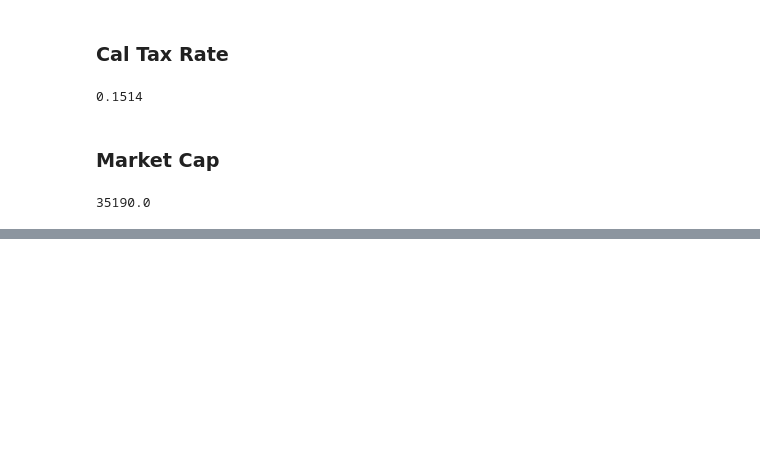
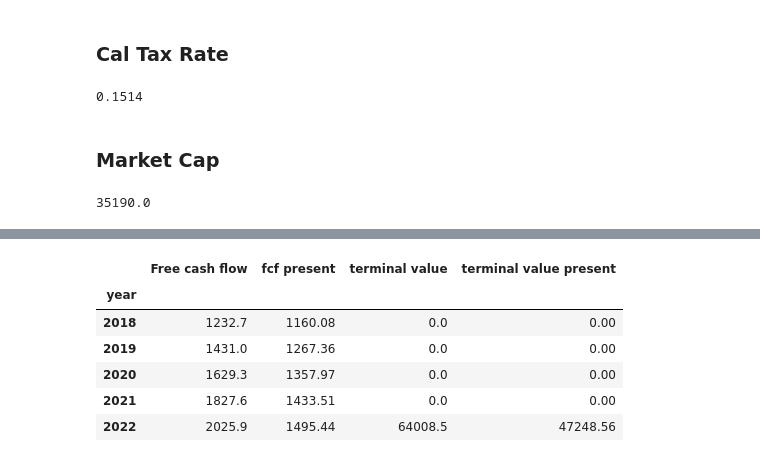
Before and after one commit to jpsiyu/stock-analysis, a Jupyter notebook: Step 11. Build A Business Module.ipynb, the cells around one changed output, grey strips where cells are left out. Drawn from its saved outputs; the diff is of its cells as text; code cells hidden in the pictures; blank space fills up the shorter version.

```diff
--- a/Step 11. Build A Business Module.ipynb
+++ b/Step 11. Build A Business Module.ipynb
@@ -37,0 +43,2 @@ business.marketCap()
+# %%
+factorReport, fcfReport, valuationReport = business.showDCFReport()
@@ -37,0 +50,10 @@ business.marketCap()
+# %%
+fcfReport
+# %% [output]
+|  | Free cash flow | fcf present | terminal value | terminal value present |
+| year |  |  |  |  |
+| 2018 | 1232.7 | 1160.08 | 0.0 | 0.00 |
+| 2019 | 1431.0 | 1267.36 | 0.0 | 0.00 |
+| 2020 | 1629.3 | 1357.97 | 0.0 | 0.00 |
+| 2021 | 1827.6 | 1433.51 | 0.0 | 0.00 |
+| 2022 | 2025.9 | 1495.44 | 64008.5 | 47248.56 |
```
Also changed, not shown: parts of 7 cells of this notebook, 2 other files.
